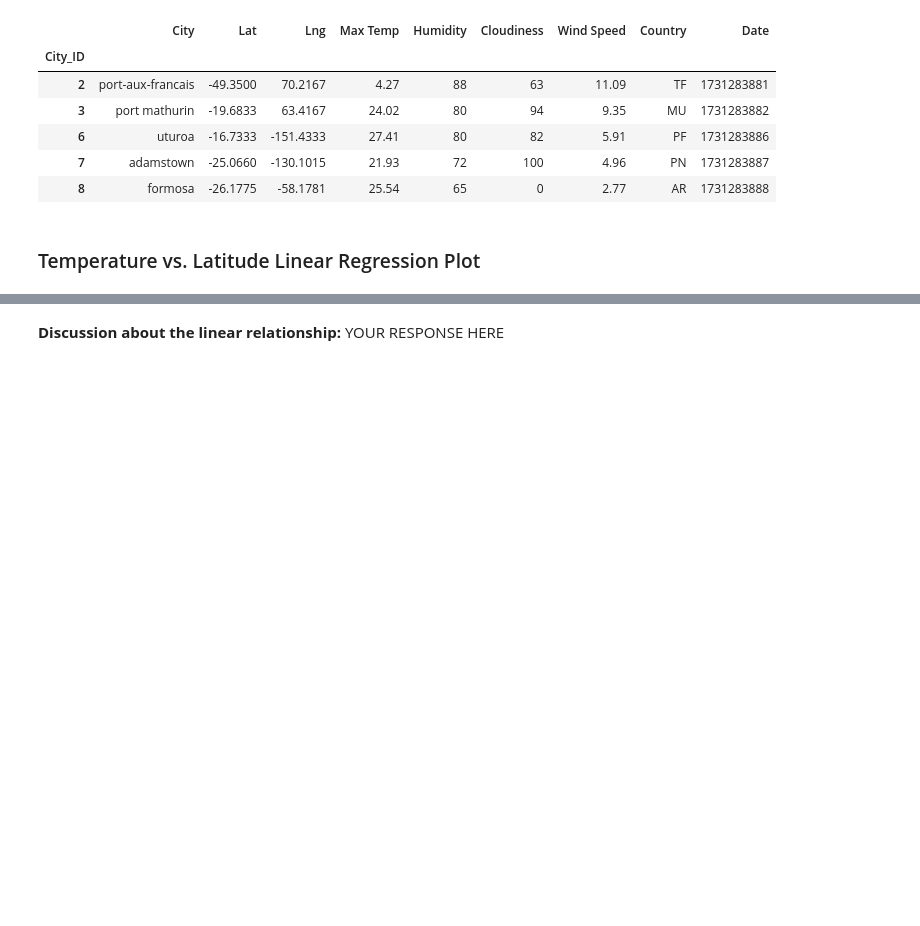
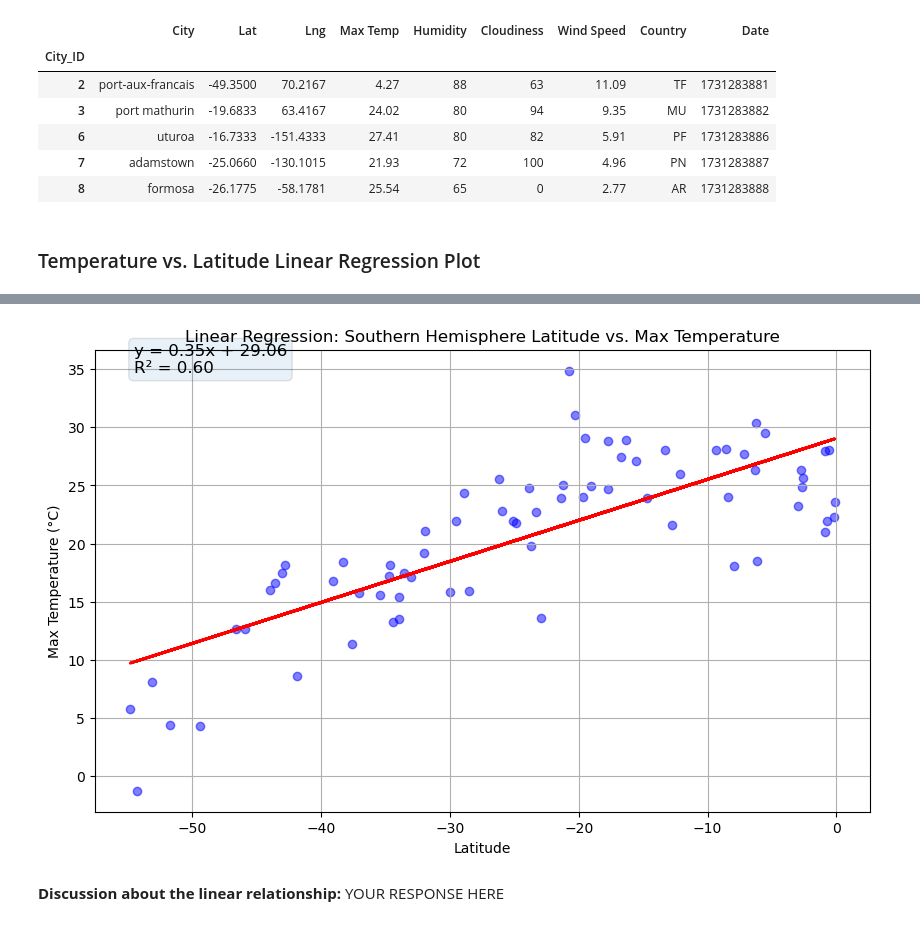
Before and after one commit to Kathyvng/python-api-challenge, a Jupyter notebook: WeatherPy/WeatherPy.ipynb, the cells around one changed output, grey strips where cells are left out. Saved outputs shown, nothing was run; the diff lists cells and outputs as text; code cells hidden in the pictures; blank space fills up the shorter version.

```diff
--- a/WeatherPy/WeatherPy.ipynb
+++ b/WeatherPy/WeatherPy.ipynb
@@ -350,3 +350,15 @@ The r^2-value is: 0.6720220238897325
+# %%
+# Linear regression on Southern Hemisphere
+create_linear_regression_plot(
+    southern_hemi_df['Lat'],
+    southern_hemi_df['Max Temp'],
+    'Latitude',
+    'Max Temperature (°C)',
+    'Linear Regression: Southern Hemisphere Latitude vs. Max Temperature',
+    'output_data/Linear_Regression_SH_Temp.png'
+)
+# %% [output]
+[figure, added]
 # %% [markdown]
 **Discussion about the linear relationship:** YOUR RESPONSE HERE
 # %% [markdown]
```
Also changed, not shown: parts of 3 cells of this notebook, 2 other files.
